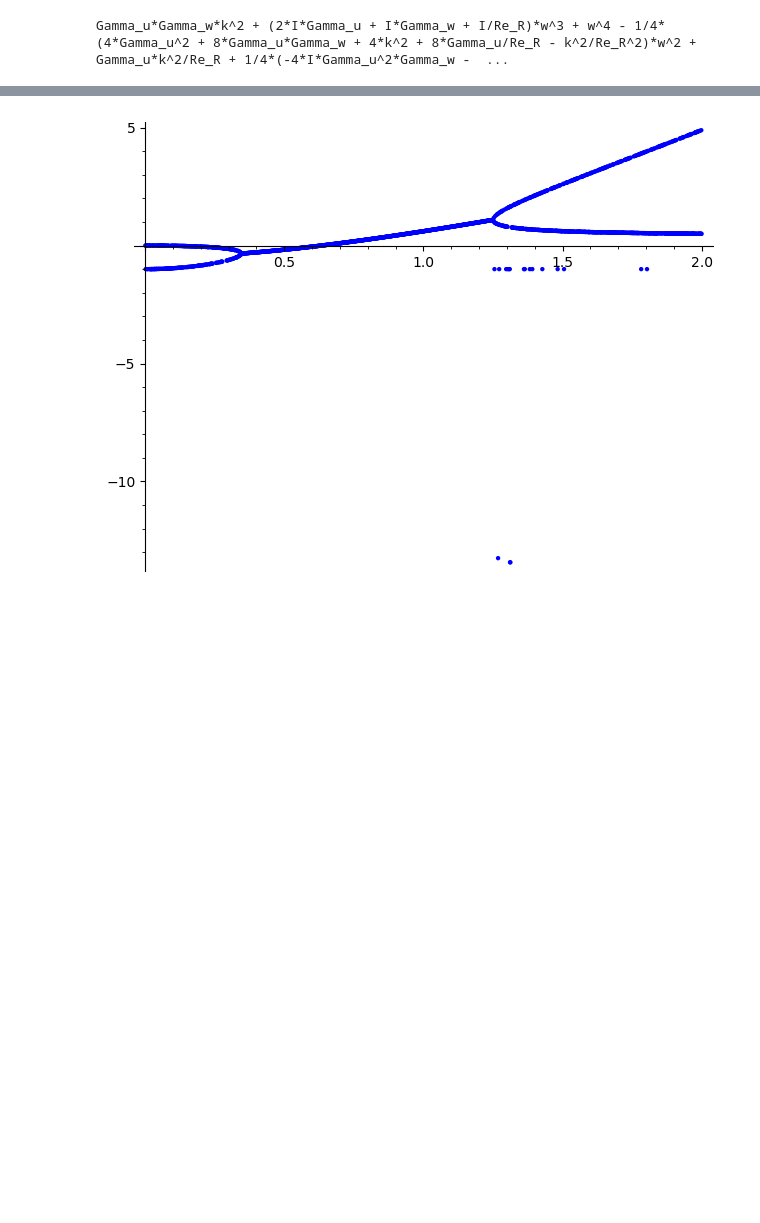
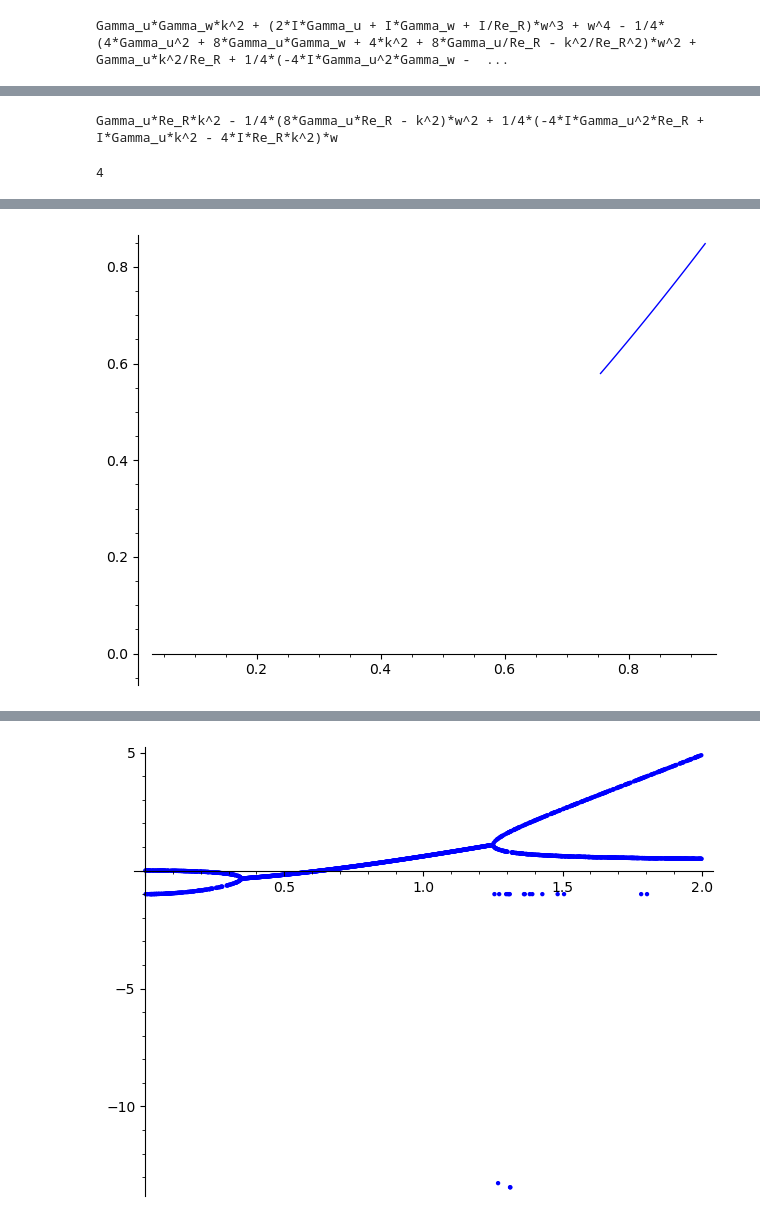
Before and after one commit to fvegar/rips, a Jupyter notebook: rips_dispersion.ipynb, the cells around one changed output, grey strips where cells are left out. Saved outputs shown, nothing was run; the diff lists cells and outputs as text; code cells hidden in the pictures; blank space fills up the shorter version.

```diff
--- a/rips_dispersion.ipynb
+++ b/rips_dispersion.ipynb
@@ -141,0 +202,5 @@ XY = [[] for i in range(20)]
+# %%
+det_lin3_k(Gamma_u, Gamma_w, Re_R) = - (2*Gamma_u*Re_R - k^2/(4))*w^2 + Gamma_u*k^2*Re_R - ( I*Gamma_u^2*Re_R - I*Gamma_u*k^2/(4) + I*k^2*Re_R)*w
+det_lin3_k(Gamma_u, Gamma_w, Re_R)
+# %% [output]
+Gamma_u*Re_R*k^2 - 1/4*(8*Gamma_u*Re_R - k^2)*w^2 + 1/4*(-4*I*Gamma_u^2*Re_R + I*Gamma_u*k^2 - 4*I*Re_R*k^2)*w
@@ -141,0 +215,7 @@ XY = [[] for i in range(20)]
+# %%
+len(solution(k))
+# %% [output]
+4
+# %%
+plot(f(k),k,0,1)
+# %% [output]
@@ -142 +224,2 @@ XY = [[] for i in range(20)]
+[figure, added]
 # %%
```
Also changed, not shown: parts of 54 cells of this notebook, 1 other file.
